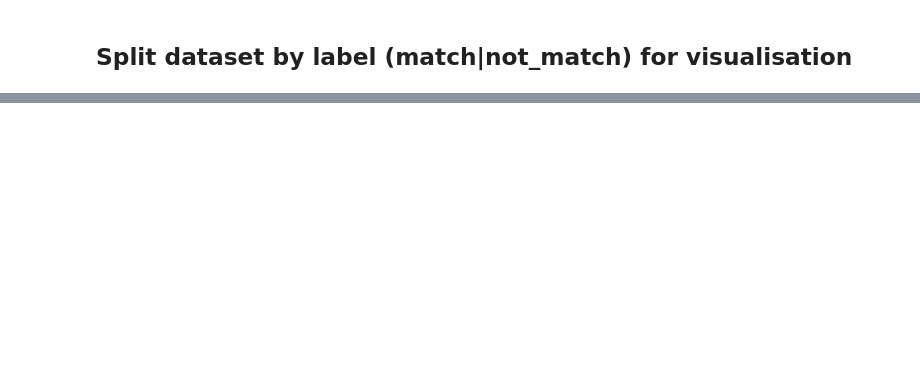
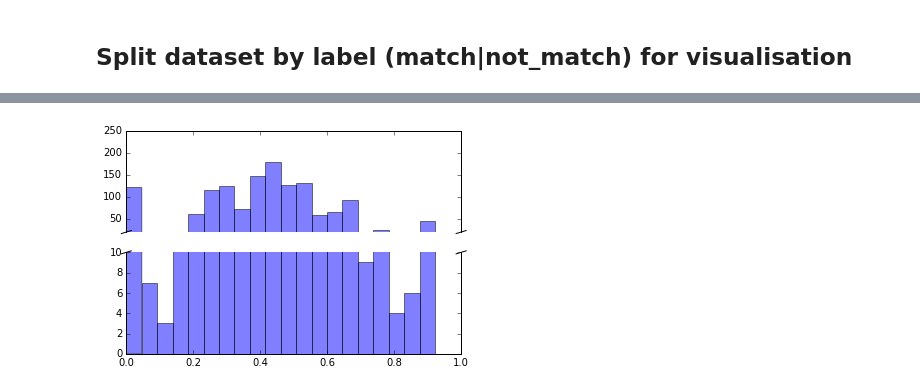
Before and after one commit to isendel/wd_matcher, a Jupyter notebook: wd_matcher/Weighted Word Document matching.ipynb, the cells around one changed output, grey strips where cells are left out. Cells and saved outputs as stored; diff of their text form; code cells hidden in the pictures; blank space fills up the shorter version.

```diff
--- a/wd_matcher/Weighted Word Document matching.ipynb
+++ b/wd_matcher/Weighted Word Document matching.ipynb
@@ -74,0 +66,4 @@ print(sum(dataset_not_matched[features].mean()))
+# %%
+broken_plot(dataset_matched, 'idno', (20, 250), (0, 10), 20)
+# %% [output]
+[figure, added]
```
Also changed, not shown: parts of 25 cells of this notebook, 3 other files.
